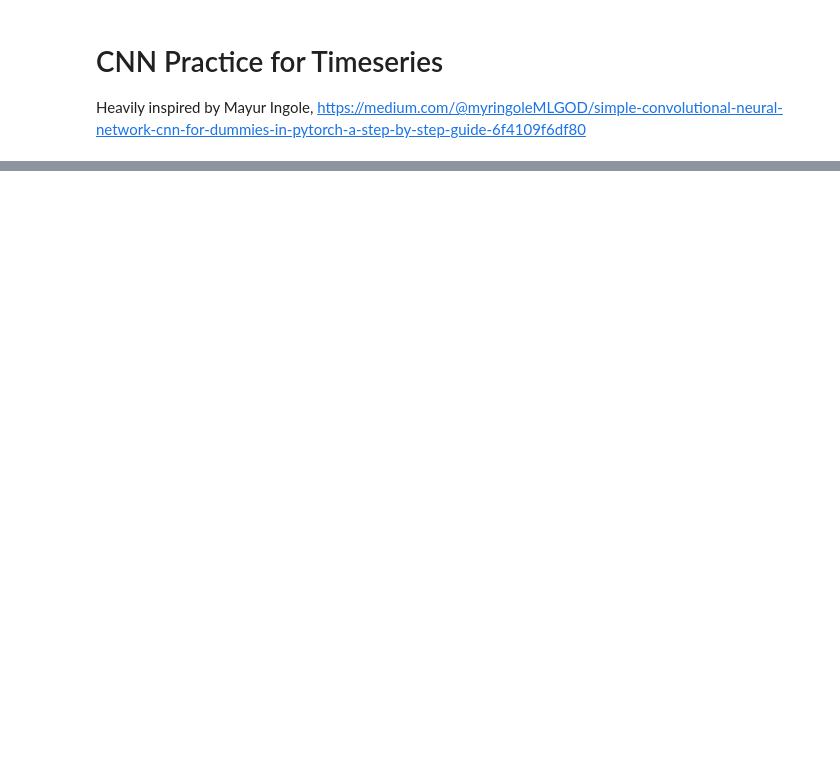
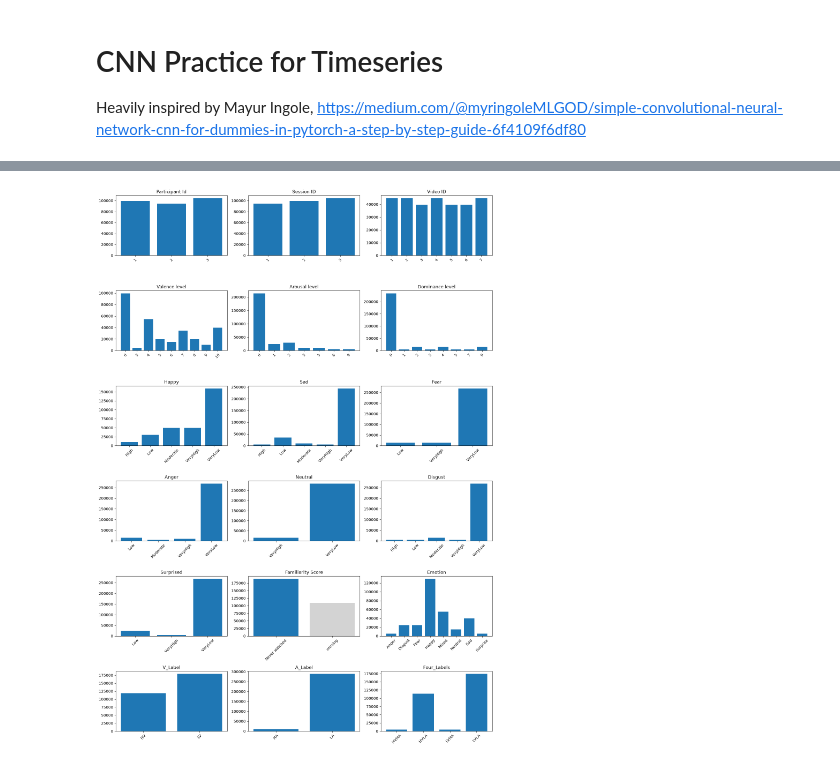
Before and after one commit to bbhardin/psych_safety_model, a Jupyter notebook: test_series.ipynb, the cells around one changed output, grey strips where cells are left out. Drawn from its saved outputs; the diff is of its cells as text; code cells hidden in the pictures; blank space fills up the shorter version.

```diff
--- a/test_series.ipynb
+++ b/test_series.ipynb
@@ -289,0 +439,34 @@ check_accuracy(test_loader, model)
+# %%
+### Visualise distribution ###
+
+import math
+import numpy as np
+import pandas as pd
+import matplotlib.pyplot as plt
+
+cols = [c for c in all_samples.columns if c != "window_sample"]
+ncols = 3
+nrows = math.ceil(len(cols) / ncols)
+fig, axes = plt.subplots(nrows, ncols, figsize=(5 * ncols, 3.5 * nrows))
+axes = np.atleast_1d(axes).ravel()
+
+for ax, col in zip(axes, cols):
+    counts = all_samples[col].value_counts(dropna=False)
+    if pd.api.types.is_numeric_dtype(all_samples[col]):
+        counts = counts.sort_index()                                  # 1, 2, ..., 10 rather than 1, 10, 2
+    else:
+        counts = counts.sort_index(key=lambda idx: idx.map(str))
+    labels = [("missing" if pd.isna(v) else f"{v:g}" if isinstance(v, float) else str(v))
+              for v in counts.index]
+    colors = ["lightgrey" if l == "missing" else "C0" for l in labels]
+    ax.bar(labels, counts.values, color=colors)
+    ax.set_title(col)
+    ax.tick_params(axis="x", labelrotation=45)
+
+for ax in axes[len(cols):]:
+    ax.set_visible(False)
+
+fig.tight_layout()
+plt.show()
+# %% [output]
+[figure, added]
```
Also changed, not shown: parts of 12 cells of this notebook.
